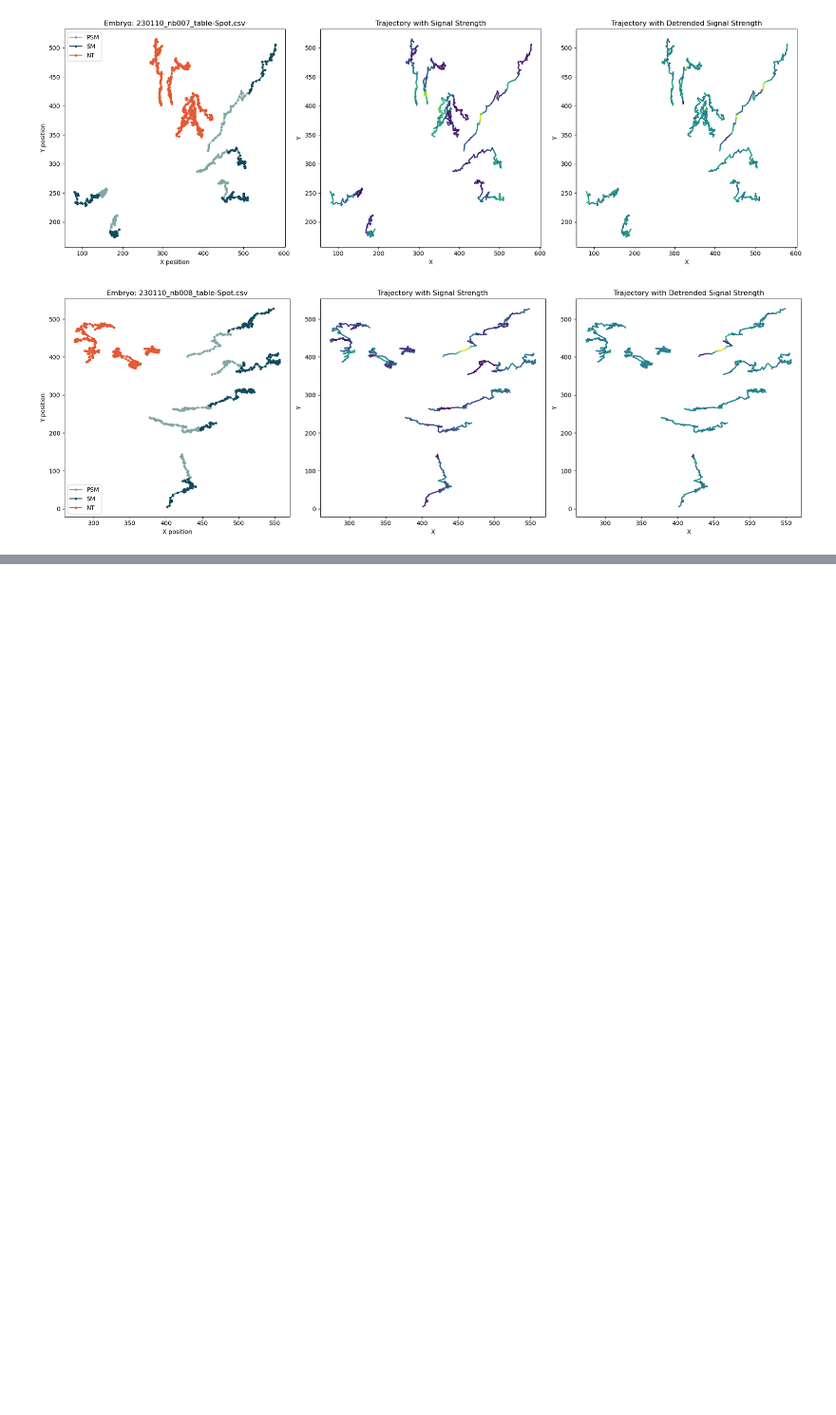
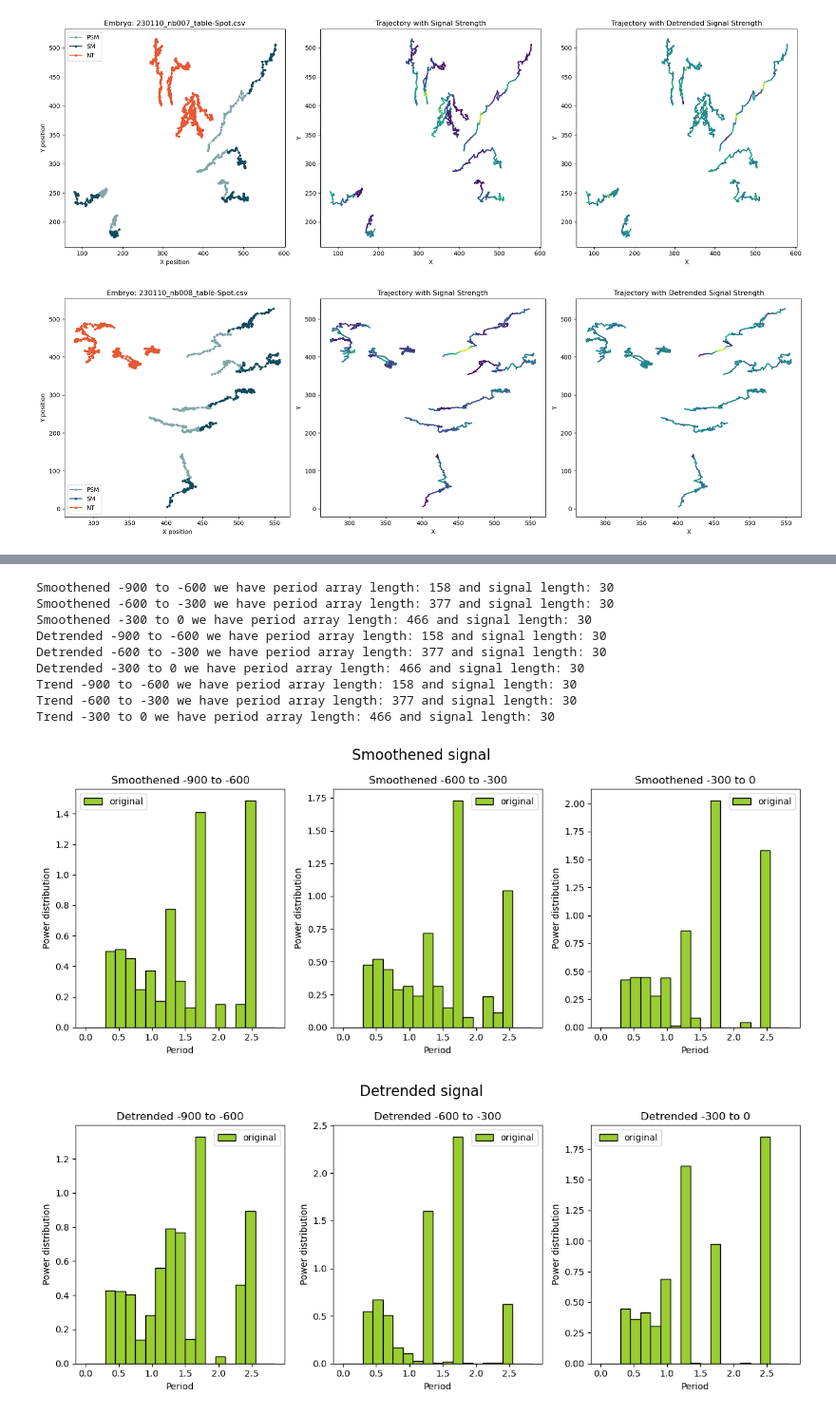
Before and after one commit to kbmcdonnell/2025_mouse_oscillations_MEP_Kate_McDonnell, a Jupyter notebook: Data/data_analysis.ipynb, the cells around one changed output, grey strips where cells are left out. Shown at 95% size. Drawn from its saved outputs; the diff is of its cells as text; code cells hidden in the pictures; blank space fills up the shorter version.

```diff
--- a/Data/data_analysis.ipynb
+++ b/Data/data_analysis.ipynb
@@ -172,11 +172,17 @@ def signal_analysis(signal, trending = True):
 
     return signal, period, positive_magnitude, trend, trend_period, trend_magnitude
 
-def histogram(period_array, magnitudes_array, type, plot = False):
+def histogram(period_array, magnitudes_array, bins_max = 15, bin_size = 0.2, plot = False, fwhm = False):
     # Compute the histogram with automatic bins
-    bins = np.arange(0, 15, 0.2)
+    bins = np.arange(0, 15, 0.25)
+    bins = np.arange(0, bins_max, bin_size)
     hist, bin_edges = np.histogram(period_array, bins=bins, weights=magnitudes_array, density=True)
-    fwhm, half_max = compute_fwhm(hist, bin_edges)
+
+    if fwhm:
+        fwhm, half_max = compute_fwhm(hist, bin_edges)
+    else:
+        fwhm = None
+        half_max = None
 
     if plot:
         # Plot the histogram
@@ -495,0 +813,49 @@ for set in range(len(file_list)):
+# %%
+# make histograms for different time sections of the data
+color = 'yellowgreen'
+timeframe = [-900, -600, -300, 0]
+
+for j in range(3):
+    if j == 0:
+        signal_type = 'Smoothened'
+    elif j == 1:
+        signal_type = 'Detrended'
+    else:
+        signal_type = 'Trend'
+
+    plt.figure(figsize = (4*int(len(timeframe)-1), 5))
+    plt.suptitle(f'{signal_type} signal', fontsize=16)
+
+    for i in range(len(timeframe)-1):
+        #obtain timeframe data
+        aligned_data_i = aligned_data[(aligned_data['Aligned Time'] >= timeframe[i]) & (aligned_data['Aligned Time'] < timeframe[i+1])]
+
+        # calculate the power spectrum of all data for PSM
+        signal, period_array, magnitudes_array = Fourier_data(aligned_data_i, signal_type = signal_type, signal_plot = False, period_plot = False, plot_save = False)
+
+        # turn Nan values to 0
+        magnitudes_array = np.nan_to_num(magnitudes_array, nan=0.0, posinf=0.0, neginf=0.0)
+
+        print(f'{signal_type} {timeframe[i]} to {timeframe[i+1]} we have period array length: {len(period_array)} and signal length: {len(signal)}')
+        # make histogram for each timeframe and signal type
+        hist, bins, fwhm, half_max = histogram(period_array, magnitudes_array, bins_max = 3, bin_size= 0.15, plot = False)
+        # Plot the histograms
+        plt.subplot(1, len(timeframe)-1, i+1)
+        plt.bar(bins[:-1], hist, width=np.diff(bins), edgecolor="black", align="edge", label = 'original', color = color)
+        plt.xlabel('Period')
+        plt.ylabel('Power distribution')
+        plt.title(f'{signal_type} {timeframe[i]} to {timeframe[i+1]}')
+        plt.legend()
+        plt.tight_layout()
+# %% [output]
+Smoothened -900 to -600 we have period array length: 158 and signal length: 30
+Smoothened -600 to -300 we have period array length: 377 and signal length: 30
+Smoothened -300 to 0 we have period array length: 466 and signal length: 30
+Detrended -900 to -600 we have period array length: 158 and signal length: 30
+Detrended -600 to -300 we have period array length: 377 and signal length: 30
+Detrended -300 to 0 we have period array length: 466 and signal length: 30
+Trend -900 to -600 we have period array length: 158 and signal length: 30
+Trend -600 to -300 we have period array length: 377 and signal length: 30
+Trend -300 to 0 we have period array length: 466 and signal length: 30
+[figure, added]
+[figure, added]
```
Also changed, not shown: parts of 13 cells of this notebook, 9 other files.
